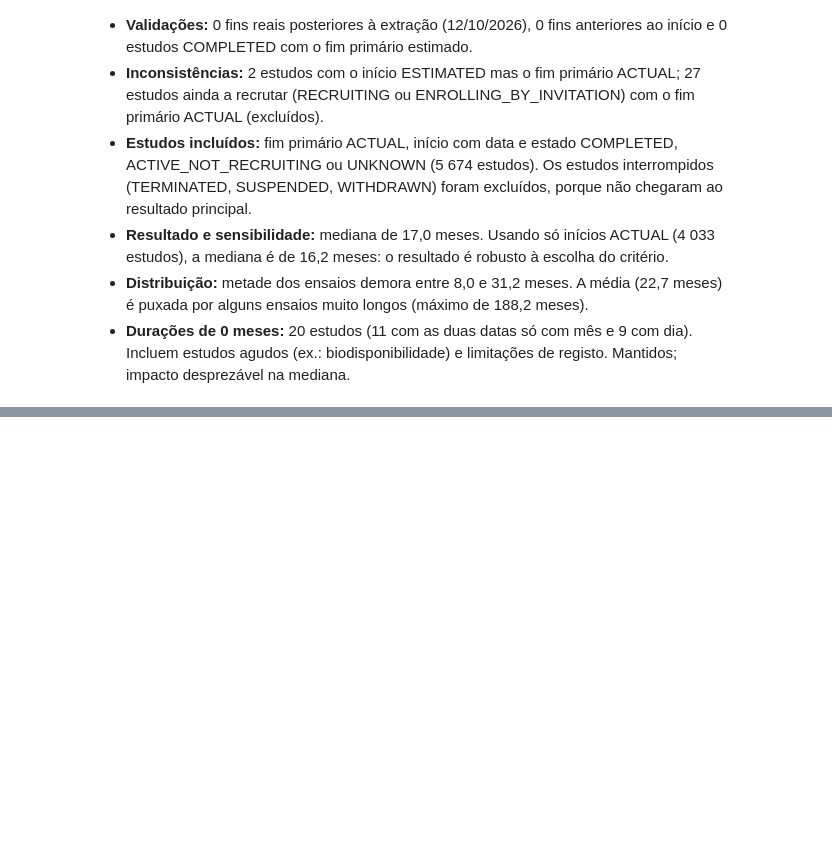
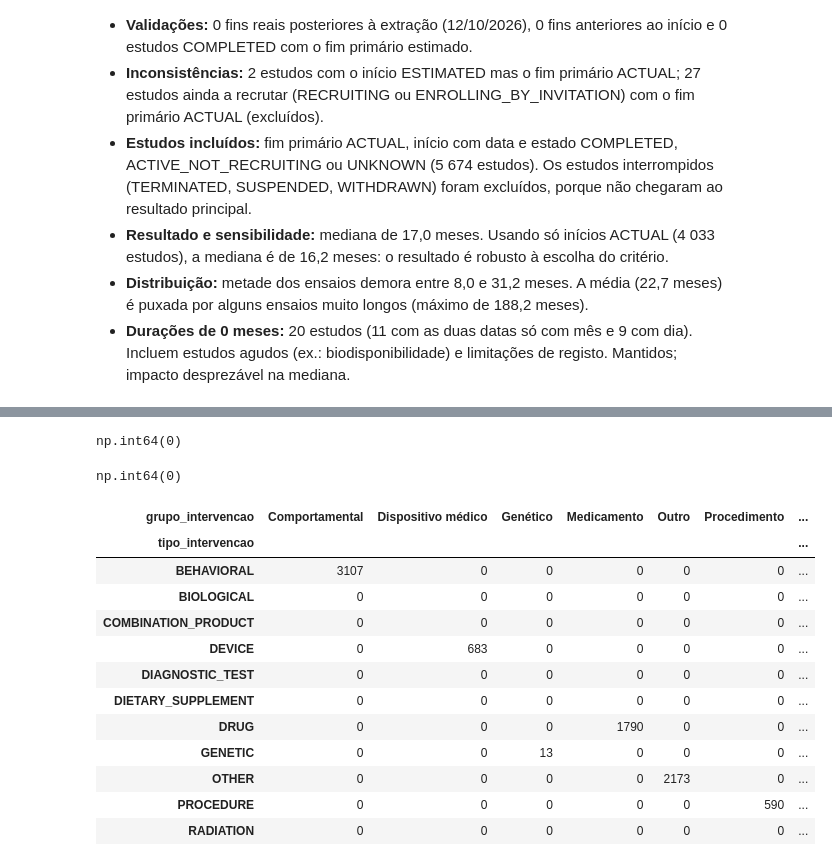
Before and after one commit to nanasofiait-dev/ensaios-obesidade, a Jupyter notebook: notebooks/02_limpeza.ipynb, the cells around one changed output, grey strips where cells are left out. Saved outputs shown, nothing was run; the diff lists cells and outputs as text; code cells hidden in the pictures; blank space fills up the shorter version.

```diff
--- a/notebooks/02_limpeza.ipynb
+++ b/notebooks/02_limpeza.ipynb
@@ -746,0 +938,40 @@ Name: titulo, dtype: str
+# %%
+grupo_intervencao={
+    "BEHAVIORAL":"Comportamental",
+    "OTHER":"Outro",
+    "DRUG":"Medicamento",
+    "DIETARY_SUPPLEMENT":"Suplemento alimentar",
+    "DEVICE":"Dispositivo médico",
+    "PROCEDURE":"Procedimento",
+    "DIAGNOSTIC_TEST":"Teste diagnóstico",
+    "BIOLOGICAL":"Produto biológico",
+    "COMBINATION_PRODUCT": "Produto combinado",
+    "GENETIC": "Genético",
+    "RADIATION":"Radiação",
+}
+
+df_estudo_intervencao["grupo_intervencao"]=df_estudo_intervencao["tipo_intervencao"].map(traducao_intervencao)
+# %%
+df_estudo_intervencao["grupo_intervencao"].isna().sum()
+# %% [output]
+np.int64(0)
+# %%
+df_estudo_intervencao["tipo_intervencao"].isna().sum()
+# %% [output]
+np.int64(0)
+# %%
+pd.crosstab(df_estudo_intervencao["tipo_intervencao"],df_estudo_intervencao["grupo_intervencao"], dropna=False)
+# %% [output]
+| grupo_intervencao | Comportamental | Dispositivo médico | Genético | Medicamento | Outro | Procedimento | ... |
+| tipo_intervencao |  |  |  |  |  |  | ... |
+| BEHAVIORAL | 3107 | 0 | 0 | 0 | 0 | 0 | ... |
+| BIOLOGICAL | 0 | 0 | 0 | 0 | 0 | 0 | ... |
+| COMBINATION_PRODUCT | 0 | 0 | 0 | 0 | 0 | 0 | ... |
+| DEVICE | 0 | 683 | 0 | 0 | 0 | 0 | ... |
+| DIAGNOSTIC_TEST | 0 | 0 | 0 | 0 | 0 | 0 | ... |
+| DIETARY_SUPPLEMENT | 0 | 0 | 0 | 0 | 0 | 0 | ... |
+| DRUG | 0 | 0 | 0 | 1790 | 0 | 0 | ... |
+| GENETIC | 0 | 0 | 13 | 0 | 0 | 0 | ... |
+| OTHER | 0 | 0 | 0 | 0 | 2173 | 0 | ... |
+| PROCEDURE | 0 | 0 | 0 | 0 | 0 | 590 | ... |
+| RADIATION | 0 | 0 | 0 | 0 | 0 | 0 | ... |
```
Also changed, not shown: parts of 24 cells of this notebook.
